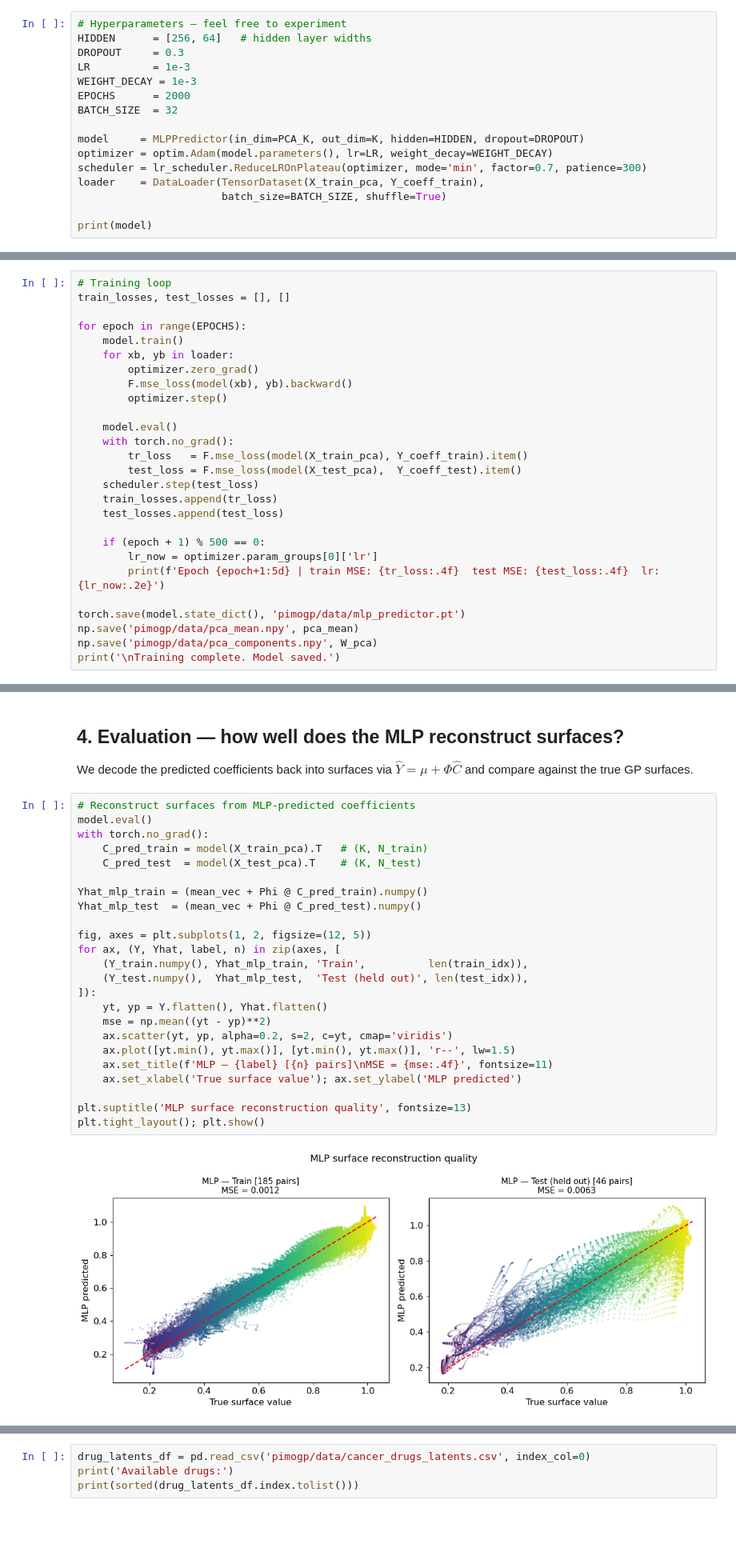
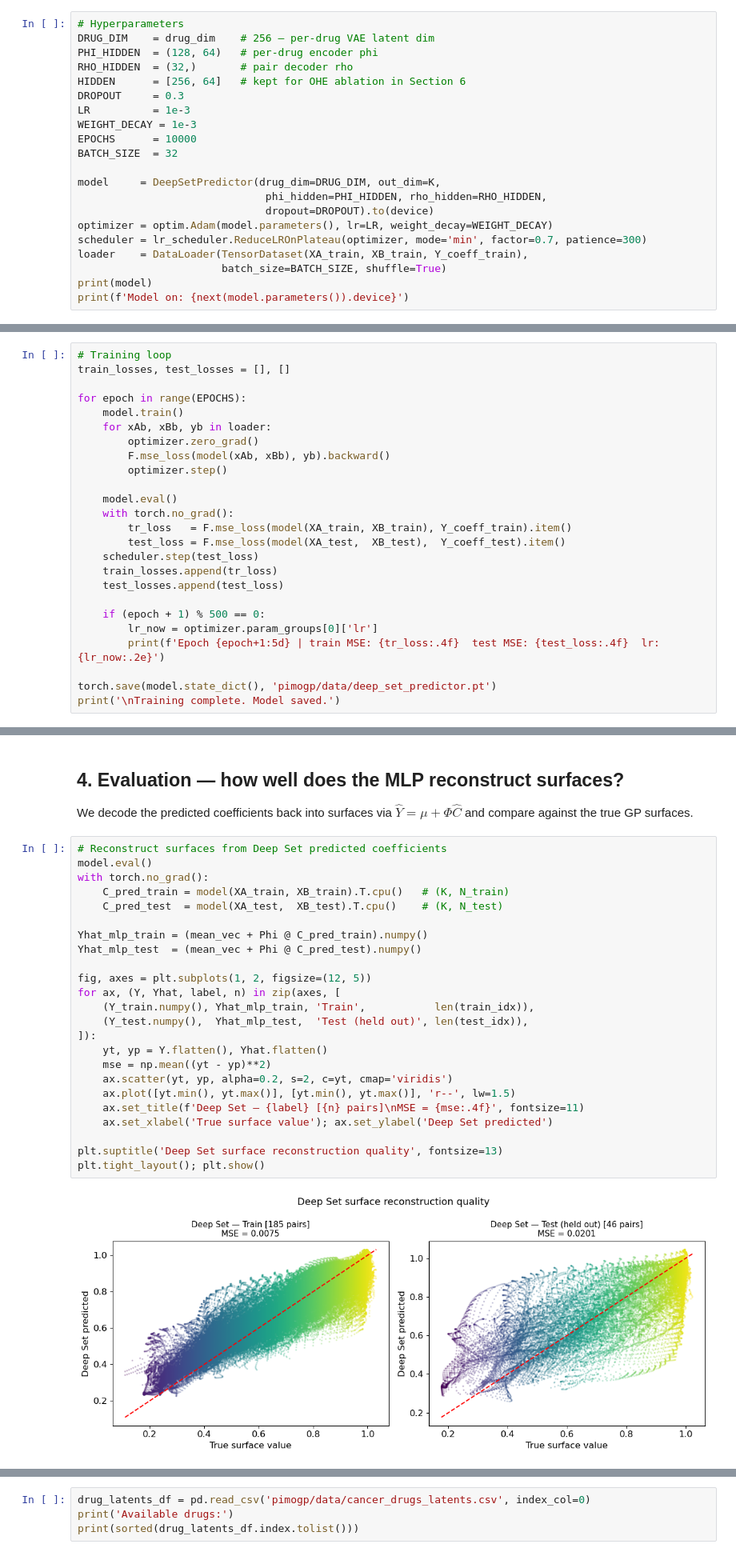
Before and after one commit to ltronneb/pimogp, a Jupyter notebook: notebooks/surface_explorer.ipynb, the cells around one changed output, grey strips where cells are left out. Shown at 80% size. Saved outputs shown, nothing was run; the diff lists cells and outputs as text; blank space fills up the shorter version.

```diff
--- a/notebooks/surface_explorer.ipynb
+++ b/notebooks/surface_explorer.ipynb
@@ -195,17 +298,22 @@ X_train_pca: (185, 32)   Y_coeff_train: (185, 5)
 # %%
-# Hyperparameters — feel free to experiment
-HIDDEN      = [256, 64]   # hidden layer widths
+# Hyperparameters
+DRUG_DIM    = drug_dim    # 256 — per-drug VAE latent dim
+PHI_HIDDEN  = (128, 64)   # per-drug encoder phi
+RHO_HIDDEN  = (32,)       # pair decoder rho
+HIDDEN      = [256, 64]   # kept for OHE ablation in Section 6
 DROPOUT     = 0.3
 LR          = 1e-3
 WEIGHT_DECAY = 1e-3
-EPOCHS      = 2000
+EPOCHS      = 10000
 BATCH_SIZE  = 32
 
-model     = MLPPredictor(in_dim=PCA_K, out_dim=K, hidden=HIDDEN, dropout=DROPOUT)
+model     = DeepSetPredictor(drug_dim=DRUG_DIM, out_dim=K,
+                              phi_hidden=PHI_HIDDEN, rho_hidden=RHO_HIDDEN,
+                              dropout=DROPOUT).to(device)
 optimizer = optim.Adam(model.parameters(), lr=LR, weight_decay=WEIGHT_DECAY)
 scheduler = lr_scheduler.ReduceLROnPlateau(optimizer, mode='min', factor=0.7, patience=300)
-loader    = DataLoader(TensorDataset(X_train_pca, Y_coeff_train),
+loader    = DataLoader(TensorDataset(XA_train, XB_train, Y_coeff_train),
                        batch_size=BATCH_SIZE, shuffle=True)
-
 print(model)
+print(f'Model on: {next(model.parameters()).device}')
 # %% [output]
@@ -226,15 +340,15 @@ train_losses, test_losses = [], []
 
 for epoch in range(EPOCHS):
     model.train()
-    for xb, yb in loader:
+    for xAb, xBb, yb in loader:
         optimizer.zero_grad()
-        F.mse_loss(model(xb), yb).backward()
+        F.mse_loss(model(xAb, xBb), yb).backward()
         optimizer.step()
 
     model.eval()
     with torch.no_grad():
-        tr_loss   = F.mse_loss(model(X_train_pca), Y_coeff_train).item()
-        test_loss = F.mse_loss(model(X_test_pca),  Y_coeff_test).item()
+        tr_loss   = F.mse_loss(model(XA_train, XB_train), Y_coeff_train).item()
+        test_loss = F.mse_loss(model(XA_test,  XB_test),  Y_coeff_test).item()
     scheduler.step(test_loss)
     train_losses.append(tr_loss)
     test_losses.append(test_loss)
@@ -243,8 +357,6 @@ for epoch in range(EPOCHS):
         lr_now = optimizer.param_groups[0]['lr']
         print(f'Epoch {epoch+1:5d} | train MSE: {tr_loss:.4f}  test MSE: {test_loss:.4f}  lr: {lr_now:.2e}')
 
-torch.save(model.state_dict(), 'pimogp/data/mlp_predictor.pt')
-np.save('pimogp/data/pca_mean.npy', pca_mean)
-np.save('pimogp/data/pca_components.npy', W_pca)
+torch.save(model.state_dict(), 'pimogp/data/deep_set_predictor.pt')
 print('\nTraining complete. Model saved.')
 # %% [output]
@@ -273,31 +396,31 @@ Final train MSE: 0.0474  |  test MSE: 0.9661
 
 We decode the predicted coefficients back into surfaces via $\hat{Y} = \mu + \Phi \hat{C}$ and compare against the true GP surfaces.
 # %%
-# Reconstruct surfaces from MLP-predicted coefficients
+# Reconstruct surfaces from Deep Set predicted coefficients
 model.eval()
 with torch.no_grad():
-    C_pred_train = model(X_train_pca).T   # (K, N_train)
-    C_pred_test  = model(X_test_pca).T    # (K, N_test)
+    C_pred_train = model(XA_train, XB_train).T.cpu()   # (K, N_train)
+    C_pred_test  = model(XA_test,  XB_test).T.cpu()    # (K, N_test)
 
 Yhat_mlp_train = (mean_vec + Phi @ C_pred_train).numpy()
 Yhat_mlp_test  = (mean_vec + Phi @ C_pred_test).numpy()
 
 fig, axes = plt.subplots(1, 2, figsize=(12, 5))
 for ax, (Y, Yhat, label, n) in zip(axes, [
-    (Y_train.numpy(), Yhat_mlp_train, 'Train',          len(train_idx)),
+    (Y_train.numpy(), Yhat_mlp_train, 'Train',           len(train_idx)),
     (Y_test.numpy(),  Yhat_mlp_test,  'Test (held out)', len(test_idx)),
 ]):
     yt, yp = Y.flatten(), Yhat.flatten()
     mse = np.mean((yt - yp)**2)
     ax.scatter(yt, yp, alpha=0.2, s=2, c=yt, cmap='viridis')
     ax.plot([yt.min(), yt.max()], [yt.min(), yt.max()], 'r--', lw=1.5)
-    ax.set_title(f'MLP — {label} [{n} pairs]\nMSE = {mse:.4f}', fontsize=11)
-    ax.set_xlabel('True surface value'); ax.set_ylabel('MLP predicted')
+    ax.set_title(f'Deep Set — {label} [{n} pairs]\nMSE = {mse:.4f}', fontsize=11)
+    ax.set_xlabel('True surface value'); ax.set_ylabel('Deep Set predicted')
 
-plt.suptitle('MLP surface reconstruction quality', fontsize=13)
+plt.suptitle('Deep Set surface reconstruction quality', fontsize=13)
 plt.tight_layout(); plt.show()
 # %% [output]
-[figure, old version]
+[figure, new version]
 # %%
 # Side-by-side: true vs MLP-predicted surface for a held-out pair
 # Change pair_id (0 to N_test-1) to explore different pairs
```
Also changed, not shown: parts of 21 cells of this notebook, 56 other files.
